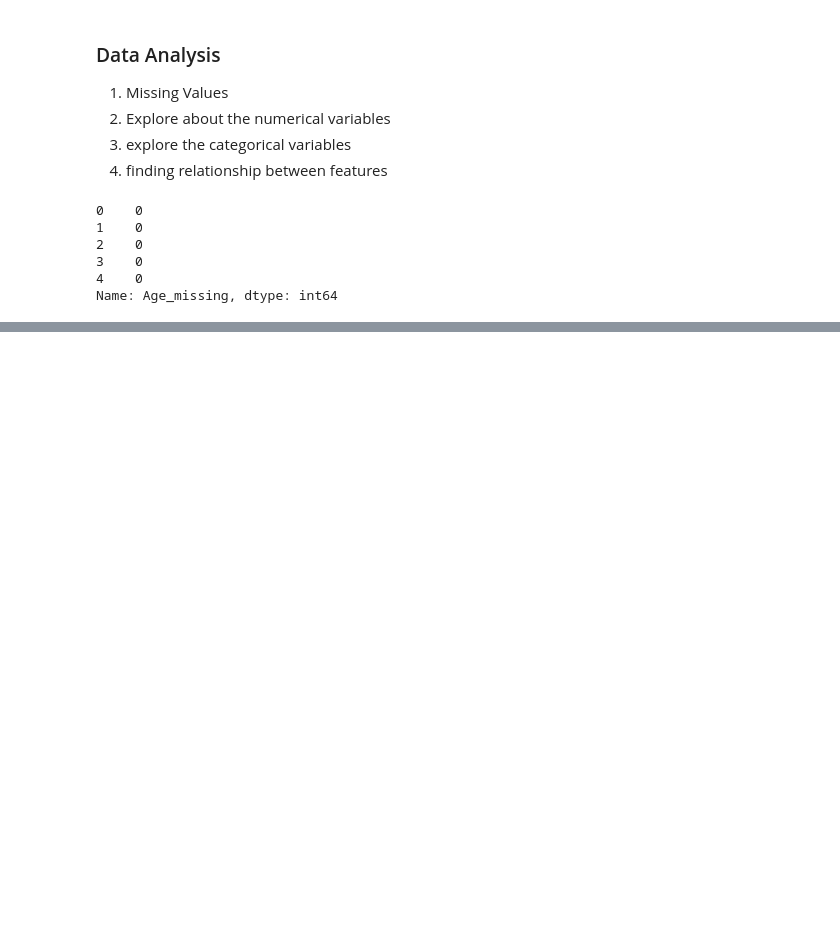
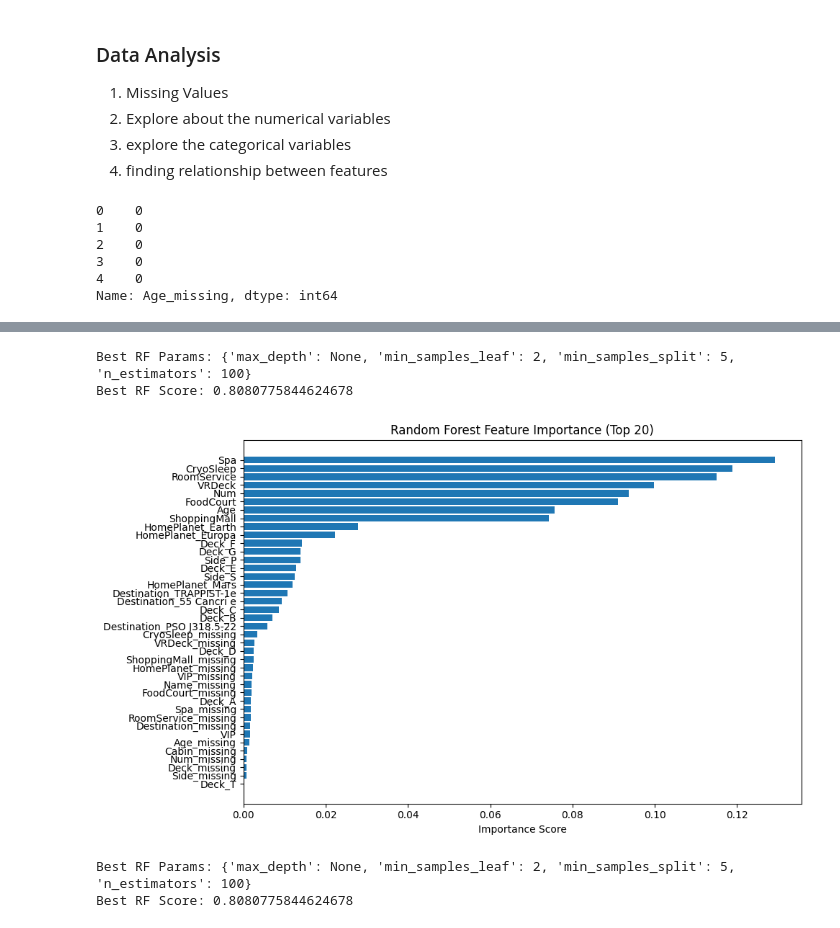
Before and after one commit to abhuvanas/first-ds-project, a Jupyter notebook: notebooks/exploration.ipynb, the cells around one changed output, grey strips where cells are left out. Cells and saved outputs as stored; diff of their text form; code cells hidden in the pictures; blank space fills up the shorter version.

```diff
--- a/notebooks/exploration.ipynb
+++ b/notebooks/exploration.ipynb
@@ -65,0 +533,20 @@ Name: Age_missing, dtype: int64
+# %%
+from sklearn.tree import DecisionTreeClassifier
+from sklearn.metrics import accuracy_score, classification_report, confusion_matrix
+
+# Initialize and train the classifier
+dtc = DecisionTreeClassifier(random_state=42)
+dtc.fit(X_train, y_train)
+
+# Predict on test set
+y_pred = dtc.predict(X_test)
+
+# Evaluate
+accuracy = accuracy_score(y_test, y_pred)
+print(f"Accuracy: {accuracy:.2f}")
+
+print("\nClassification Report:")
+print(classification_report(y_test, y_pred))
+
+print("\nConfusion Matrix:")
+print(confusion_matrix(y_test, y_pred))
@@ -65,0 +570,55 @@ Name: Age_missing, dtype: int64
+# %%
+
+##For Random Forest
+from sklearn.model_selection import GridSearchCV
+
+param_grid = {
+    'n_estimators': [100, 200],
+    'max_depth': [None, 10, 20],
+    'min_samples_split': [2, 5],
+    'min_samples_leaf': [1, 2],
+}
+
+grid_rf = GridSearchCV(RandomForestClassifier(random_state=42), param_grid, cv=3, scoring='f1', n_jobs=-1)
+grid_rf.fit(X_train, y_train)
+
+print("Best RF Params:", grid_rf.best_params_)
+print("Best RF Score:", grid_rf.best_score_)
+
+import matplotlib.pyplot as plt
+import pandas as pd
+
+best_rf = grid_rf.best_estimator_
+importances = best_rf.feature_importances_
+feature_names = X_train.columns
+
+# Step 3: Build importance dataframe
+importance_df = pd.DataFrame({
+    'Feature': feature_names,
+    'Importance': importances
+}).sort_values(by='Importance', ascending=False)
+
+# Step 4: Plot (optional: top N)
+top_n = 50
+plt.figure(figsize=(10, 6))
+plt.barh(importance_df['Feature'][:top_n], importance_df['Importance'][:top_n])
+plt.gca().invert_yaxis()
+plt.title('Random Forest Feature Importance (Top 20)')
+plt.xlabel('Importance Score')
+plt.tight_layout()
+plt.show()
+# %% [output]
+Best RF Params: {'max_depth': None, 'min_samples_leaf': 2, 'min_samples_split': 5, 'n_estimators': 100}
+Best RF Score: 0.8080775844624678
+[figure, added]
+# %%
+top_features = importance_df['Feature'].head(20)
+X_top = X_train[top_features]
+
+# Retrain your model on X_top instead of full X
+rf.fit(X_top, y_train)
+print("Best RF Params:", grid_rf.best_params_)
+print("Best RF Score:", grid_rf.best_score_)
+# %% [output]
+Best RF Params: {'max_depth': None, 'min_samples_leaf': 2, 'min_samples_split': 5, 'n_estimators': 100}
+Best RF Score: 0.8080775844624678
```
Also changed, not shown: parts of 103 cells of this notebook, 2 other files.
